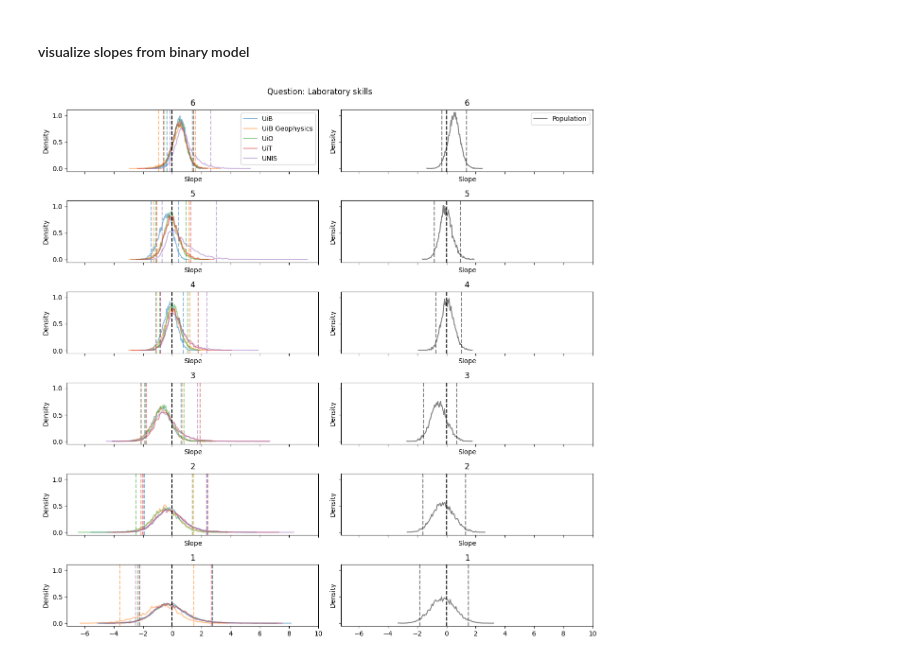
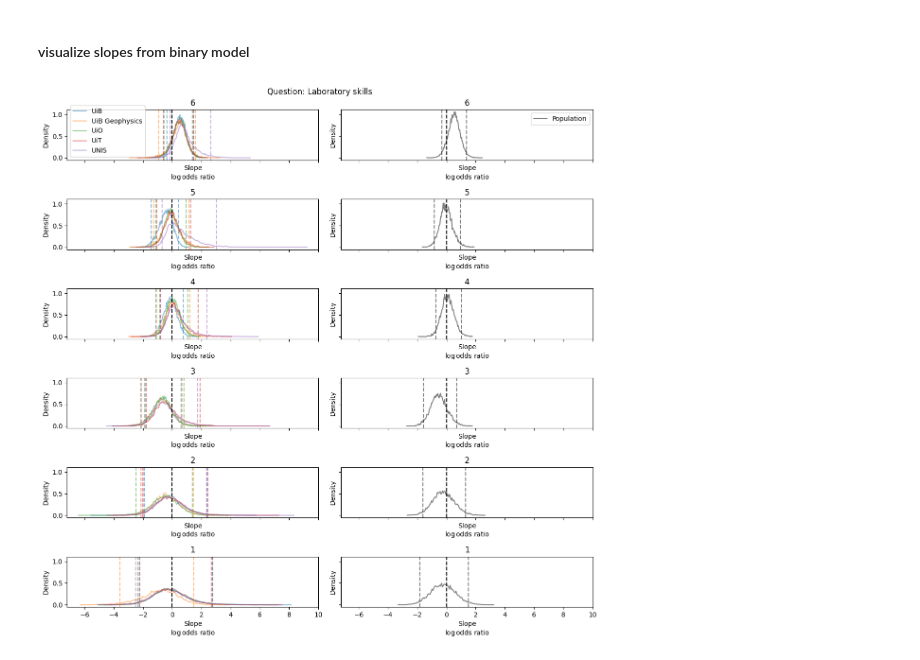
Before and after one commit to HarryYouAreAWizard/BaseGeo_2_0_data_analysis, a Jupyter notebook: OrdinalRegression.ipynb, the cells around one changed output. Cells and saved outputs as stored; diff of their text form; code cells hidden in the pictures.

```diff
--- a/OrdinalRegression.ipynb
+++ b/OrdinalRegression.ipynb
@@ -1221,46 +1215,46 @@ def plot_set_of_slopes(samples_slopes, axs, ax_row, cutpoint_index):
     axs[ax_row, 1].set_title(f"{cutpoint_index + 1}")
 
 
-def plot_binary_slopes_for_question(question):
+def plot_binary_slopes_for_question(question, selection):
 
-    slope_by_split_population = np.load(f"..\\binary_split_posteriors\\educators\\{sanitize_key(question)[:50]}_slopes_population.npy")
-    slope_by_split_groups = np.load(f"..\\binary_split_posteriors\\educators\\{sanitize_key(question)[:50]}_slopes_groups.npy")
+    slope_by_split_population = np.load(f"..\\binary_split_posteriors\\{selection}\\{sanitize_key(question)[:50]}_slopes_population.npy")
+    slope_by_split_groups = np.load(f"..\\binary_split_posteriors\\{selection}\\{sanitize_key(question)[:50]}_slopes_groups.npy")
 
     slope_by_split_population = slope_by_split_population.reshape(-1, slope_by_split_population.shape[-1]) # shape: (num_cutpoints, num_samples)
     slope_by_split_groups = slope_by_split_groups.reshape(-1, slope_by_split_groups.shape[-2], slope_by_split_groups.shape[-1]) # shape: (num_cutpoints, num_groups, num_samples)
     slope_by_split_uib = slope_by_split_groups[:, 0, :] # shape: (num_cutpoints, num_samples)
     slope_by_split_uibgeophys = slope_by_split_groups[:, 1, :] # shape: (num_cutpoints, num_samples)
     slope_by_split_uio = slope_by_split_groups[:, 2, :] # shape: (num_cutpoints, num_samples)
     slope_by_split_uit = slope_by_split_groups[:, 3, :] # shape: (num_cutpoints, num_samples)
     slope_by_split_unis = slope_by_split_groups[:, 4, :] # shape: (num_cutpoints, num_samples)
 
     samples_slopes = [slope_by_split_population, slope_by_split_uib, slope_by_split_uibgeophys, slope_by_split_uio, slope_by_split_uit, slope_by_split_unis]
 
     num_deltas = slope_by_split_population.shape[0]
 
     fig, axs = plt.subplots(6, 2, figsize=(12, 12), sharex=True, sharey=True)
     plot_set_of_slopes(samples_slopes, axs, num_deltas - 1, 0)
     plot_set_of_slopes(samples_slopes, axs, num_deltas - 2, 1)
     plot_set_of_slopes(samples_slopes, axs, num_deltas - 3, 2)
     plot_set_of_slopes(samples_slopes, axs, num_deltas - 4, 3)
     plot_set_of_slopes(samples_slopes, axs, num_deltas - 5, 4)
     plot_set_of_slopes(samples_slopes, axs, num_deltas - 6, 5)
     for ax in axs.flatten():
         ax.axvline(0, color="k", linestyle="--")
         ax.set_ylabel("Density")
         # ax.set_xlim(0, 5)
-        if ax not in axs[-1, :]:
-            ax.set_xlabel("Slope")
+        # if ax not in axs[-1, :]:
+        ax.set_xlabel("Slope\n" + r"$\log \text{odds ratio}$")
     axs[0, 0].legend()
     axs[0, 1].legend()
     fig.suptitle(f"Question: {question}")
     fig.tight_layout()
 
 question = "Laboratory skills"
 # question = "Fieldwork skills"
-plot_binary_slopes_for_question(question)
+plot_binary_slopes_for_question(question, "educators")
 # %% [output]
-[figure, old version]
+[figure, new version]
 # %%
 
 
```
Also changed, not shown: parts of 6 cells of this notebook.
